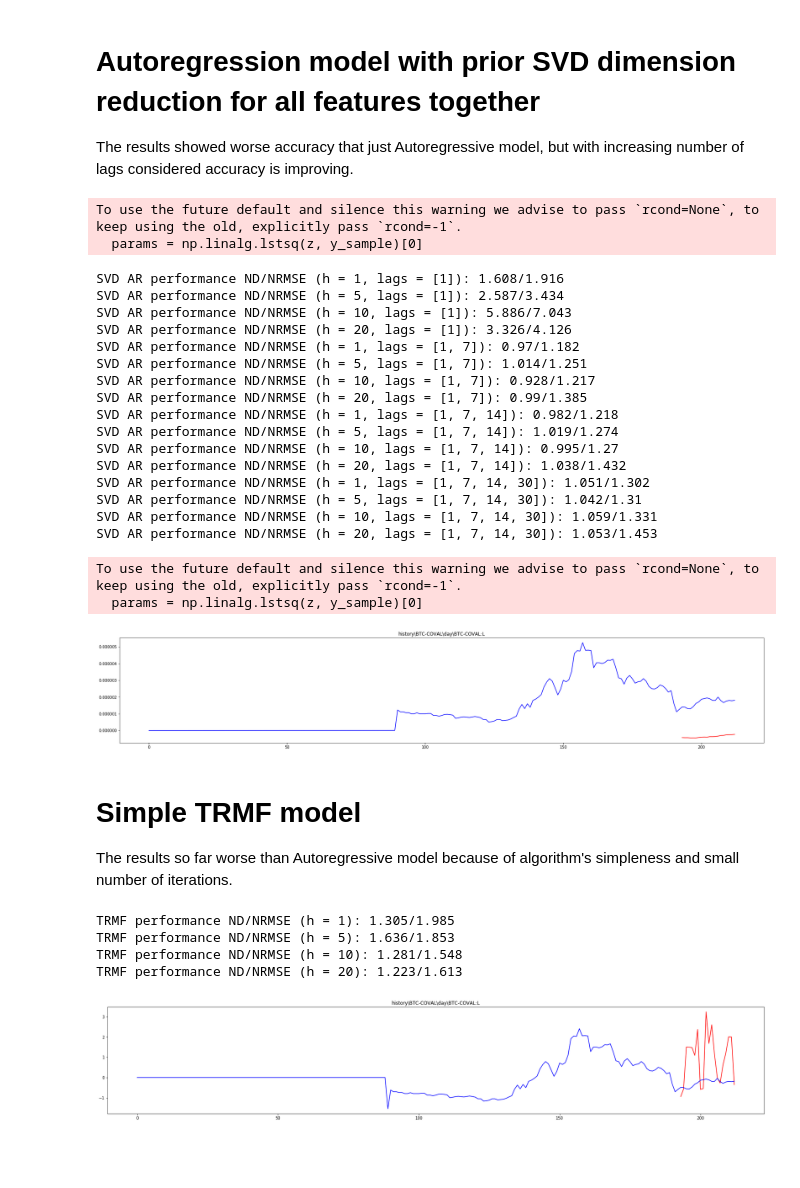
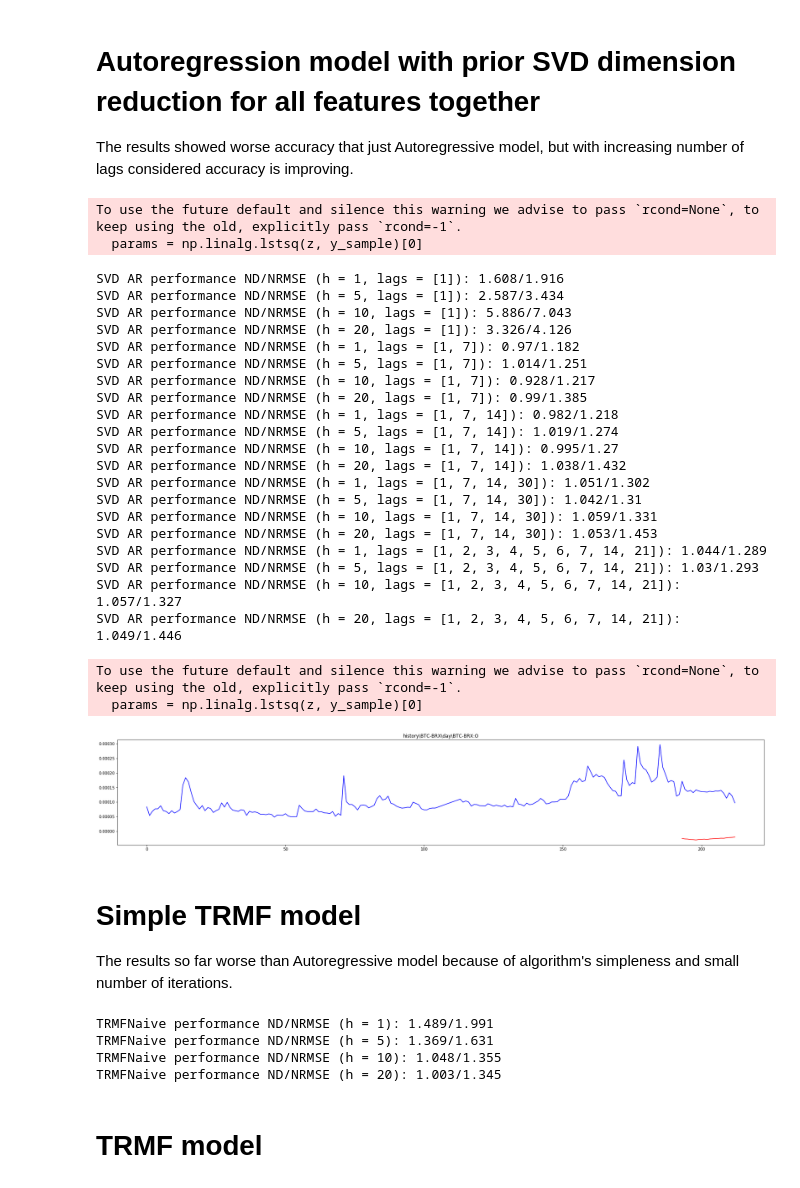
Before and after one commit to MariyaIvanina/ml_big_data_project, a Jupyter notebook: prototype/Crypto_data_investigation.ipynb, the cells around one changed output. Drawn from its saved outputs; the diff is of its cells as text; code cells hidden in the pictures; blank space fills up the shorter version.

```diff
--- a/prototype/Crypto_data_investigation.ipynb
+++ b/prototype/Crypto_data_investigation.ipynb
@@ -153,12 +161,12 @@ The results showed worse accuracy that just Autoregressive model, but with incre
 # %%
 from models import SvdAutoRegressionModel
 errors_svd_ar = []
-for lags in [[1],[1,7],[1,7,14],[1,7,14,30]]:
+for lags in [[1],[1,7],[1,7,14],[1,7,14,30],[1,2,3,4,5,6,7,14,21]]:
     temp = []
     for h in [1, 5, 10, 20]:
         model = SvdAutoRegressionModel(lags)
-        scores_nd = RollingCV(model, data_interpolated, T-h, h, T_step=1, metric='ND')
-        scores_nrmse = RollingCV(model, data_interpolated, T-h, h, T_step=1, metric='NRMSE')
+        scores_nd = utilities.RollingCV(model, data_interpolated, T-h, h, T_step=1, metric='ND')
+        scores_nrmse = utilities.RollingCV(model, data_interpolated, T-h, h, T_step=1, metric='NRMSE')
         print('SVD AR performance ND/NRMSE (h = {}, lags = {}): {}/{}'.format(h, lags, round(np.array(scores_nd).mean(),3),\
                                                                round(np.array(scores_nrmse).mean(),3)))
         temp.append((round(np.array(scores_nd).mean(),3), round(np.array(scores_nrmse).mean(),3)))
@@ -182,12 +190,16 @@ SVD AR performance ND/NRMSE (h = 1, lags = [1, 7, 14, 30]): 1.051/1.302
 SVD AR performance ND/NRMSE (h = 5, lags = [1, 7, 14, 30]): 1.042/1.31
 SVD AR performance ND/NRMSE (h = 10, lags = [1, 7, 14, 30]): 1.059/1.331
 SVD AR performance ND/NRMSE (h = 20, lags = [1, 7, 14, 30]): 1.053/1.453
+SVD AR performance ND/NRMSE (h = 1, lags = [1, 2, 3, 4, 5, 6, 7, 14, 21]): 1.044/1.289
+SVD AR performance ND/NRMSE (h = 5, lags = [1, 2, 3, 4, 5, 6, 7, 14, 21]): 1.03/1.293
+SVD AR performance ND/NRMSE (h = 10, lags = [1, 2, 3, 4, 5, 6, 7, 14, 21]): 1.057/1.327
+SVD AR performance ND/NRMSE (h = 20, lags = [1, 2, 3, 4, 5, 6, 7, 14, 21]): 1.049/1.446
 # %%
-draw_test_plot(SvdAutoRegressionModel([1,7,14]), 95)
+draw_test_plot(SvdAutoRegressionModel([1,7,14]), 56)
 # %% [output]
 To use the future default and silence this warning we advise to pass `rcond=None`, to keep using the old, explicitly pass `rcond=-1`.
   params = np.linalg.lstsq(z, y_sample)[0]
-[figure, old version]
+[figure, new version]
 # %% [markdown]
 # Simple TRMF model
 
@@ -206,22 +218,22 @@ num_iter = 200
 # %%
 for h in [1, 5, 10, 20]:
     model = TRMFNaive(lags, rank, lambda_f, lambda_x, lambda_w, alpha, eta, num_iter)
-    scores_nd = RollingCV(model, data, T - h, h, T_step=1, metric='ND')
-    scores_nrmse = RollingCV(model, data, T - h, h, T_step=1, metric='NRMSE')
+    scores_nd = utilities.RollingCV(model, data, T - h, h, T_step=1, metric='ND')
+    scores_nrmse = utilities.RollingCV(model, data, T - h, h, T_step=1, metric='NRMSE')
     print('TRMFNaive performance ND/NRMSE (h = {}): {}/{}'.format(h, round(np.array(scores_nd).mean(), 3), \
                                                              round(np.array(scores_nrmse).mean(), 3)))
 # %% [output]
-TRMF performance ND/NRMSE (h = 1): 1.305/1.985
-TRMF performance ND/NRMSE (h = 5): 1.636/1.853
-TRMF performance ND/NRMSE (h = 10): 1.281/1.548
-TRMF performance ND/NRMSE (h = 20): 1.223/1.613
+TRMFNaive performance ND/NRMSE (h = 1): 1.489/1.991
+TRMFNaive performance ND/NRMSE (h = 5): 1.369/1.631
+TRMFNaive performance ND/NRMSE (h = 10): 1.048/1.355
+TRMFNaive performance ND/NRMSE (h = 20): 1.003/1.345
 # %%
 horizon = 20
-check_idx = 95
+check_idx = 56
 model = TRMFNaive(lags, rank, lambda_f, lambda_x, lambda_w, alpha, eta, 2000)
 train, test = get_slice(data, T - horizon, horizon, 0)
 model.fit(train)
 predicted_data = model.predict(horizon)
 draw_plot(np.concatenate((train[check_idx],test[check_idx]),axis=0), check_idx, predicted_data[check_idx])
-# %% [output]
-[figure, removed]
+# %% [markdown]
+# TRMF model
```
Also changed, not shown: parts of 5 cells of this notebook, 1 other file.
